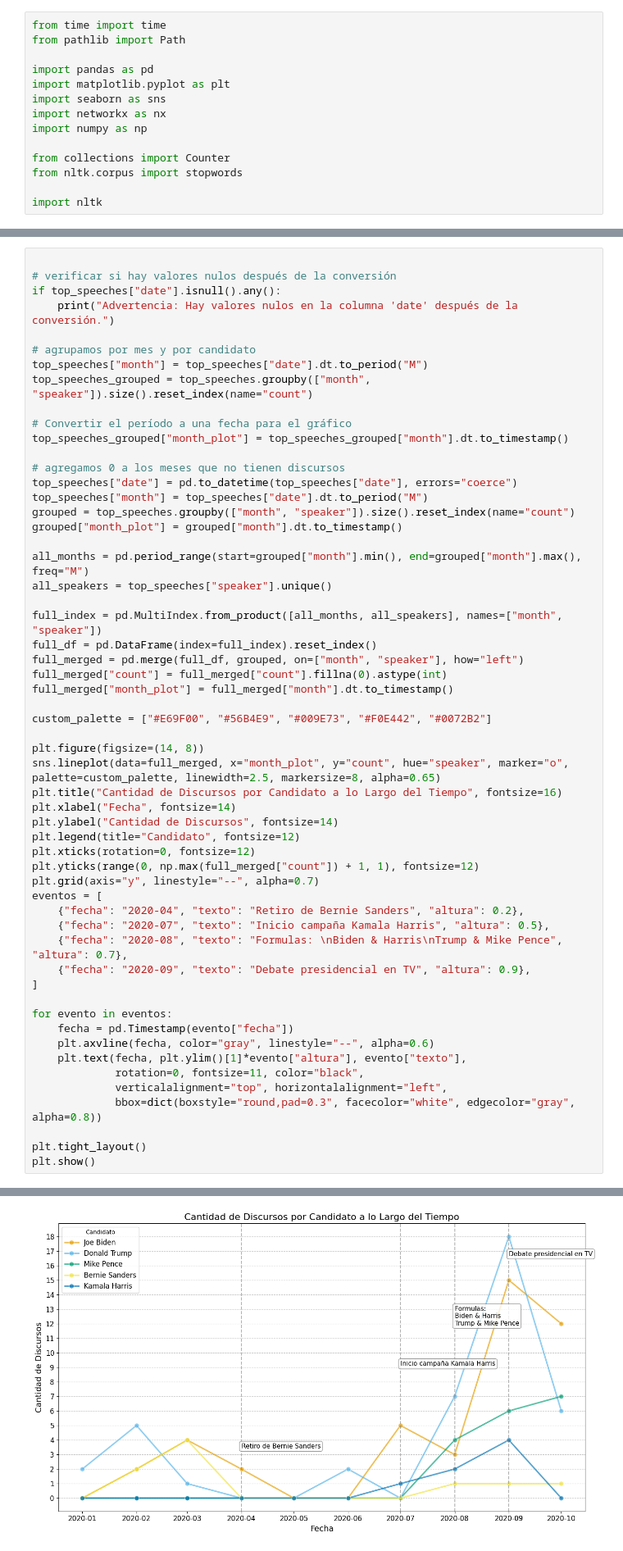
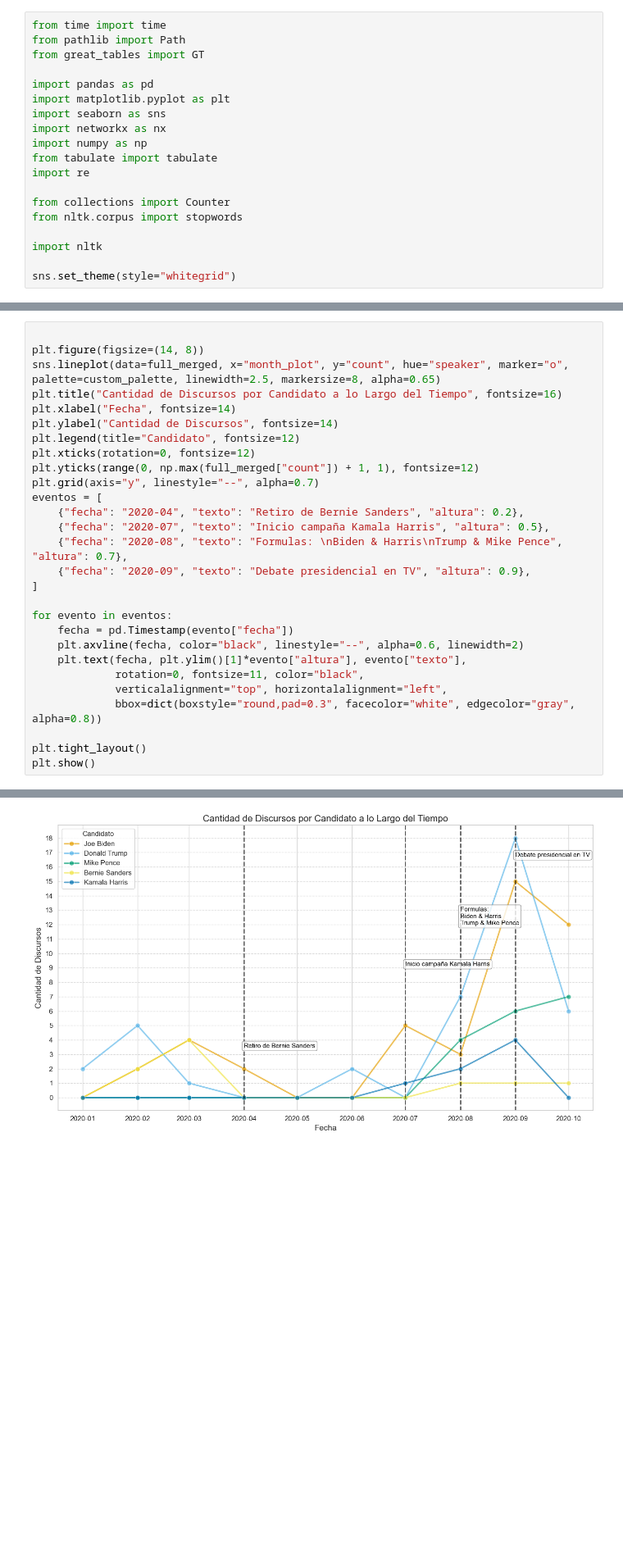
Before and after one commit to campon/intro-cd, a Jupyter notebook: Tarea_1/tarea1_campon_loprete.ipynb, the cells around one changed output, grey strips where cells are left out. Shown at 82% size. Cells and saved outputs as stored; diff of their text form; blank space fills up the shorter version.

```diff
--- a/Tarea_1/tarea1_campon_loprete.ipynb
+++ b/Tarea_1/tarea1_campon_loprete.ipynb
@@ -7,17 +7,22 @@
 # %%
 from time import time
 from pathlib import Path
+from great_tables import GT
 
 import pandas as pd
 import matplotlib.pyplot as plt
 import seaborn as sns
 import networkx as nx
 import numpy as np
+from tabulate import tabulate
+import re
 
 from collections import Counter
 from nltk.corpus import stopwords
 
 import nltk
+
+sns.set_theme(style="whitegrid")
 # %% [markdown]
 ## Parte 1: Cargado y Limpieza de datos
 # %%
@@ -158,32 +284,4 @@ top_speeches = speeches[speeches["speaker"].isin(top5_speakers)]
 # %%
-
-# verificar si hay valores nulos después de la conversión
-if top_speeches["date"].isnull().any():
-    print("Advertencia: Hay valores nulos en la columna 'date' después de la conversión.")
-
-# agrupamos por mes y por candidato
-top_speeches["month"] = top_speeches["date"].dt.to_period("M")
-top_speeches_grouped = top_speeches.groupby(["month", "speaker"]).size().reset_index(name="count")
-
-# Convertir el período a una fecha para el gráfico
-top_speeches_grouped["month_plot"] = top_speeches_grouped["month"].dt.to_timestamp()
-
-# agregamos 0 a los meses que no tienen discursos
-top_speeches["date"] = pd.to_datetime(top_speeches["date"], errors="coerce")
-top_speeches["month"] = top_speeches["date"].dt.to_period("M")
-grouped = top_speeches.groupby(["month", "speaker"]).size().reset_index(name="count")
-grouped["month_plot"] = grouped["month"].dt.to_timestamp()
-
-all_months = pd.period_range(start=grouped["month"].min(), end=grouped["month"].max(), freq="M")
-all_speakers = top_speeches["speaker"].unique()
-
-full_index = pd.MultiIndex.from_product([all_months, all_speakers], names=["month", "speaker"])
-full_df = pd.DataFrame(index=full_index).reset_index()
-full_merged = pd.merge(full_df, grouped, on=["month", "speaker"], how="left")
-full_merged["count"] = full_merged["count"].fillna(0).astype(int)
-full_merged["month_plot"] = full_merged["month"].dt.to_timestamp()
-
-custom_palette = ["#E69F00", "#56B4E9", "#009E73", "#F0E442", "#0072B2"]
 
 plt.figure(figsize=(14, 8))
 sns.lineplot(data=full_merged, x="month_plot", y="count", hue="speaker", marker="o", palette=custom_palette, linewidth=2.5, markersize=8, alpha=0.65)
@@ -203,7 +301,7 @@ eventos = [
 
 for evento in eventos:
     fecha = pd.Timestamp(evento["fecha"])
-    plt.axvline(fecha, color="gray", linestyle="--", alpha=0.6)
+    plt.axvline(fecha, color="black", linestyle="--", alpha=0.6, linewidth=2)
     plt.text(fecha, plt.ylim()[1]*evento["altura"], evento["texto"],
              rotation=0, fontsize=11, color="black",
              verticalalignment="top", horizontalalignment="left",
@@ -230 +313 @@ See the caveats in the documentation: https://pandas.pydata.org/pandas-docs/stab
-[figure, old version]
+[figure, new version]
```
Also changed, not shown: parts of 29 cells of this notebook, 34 other files.
